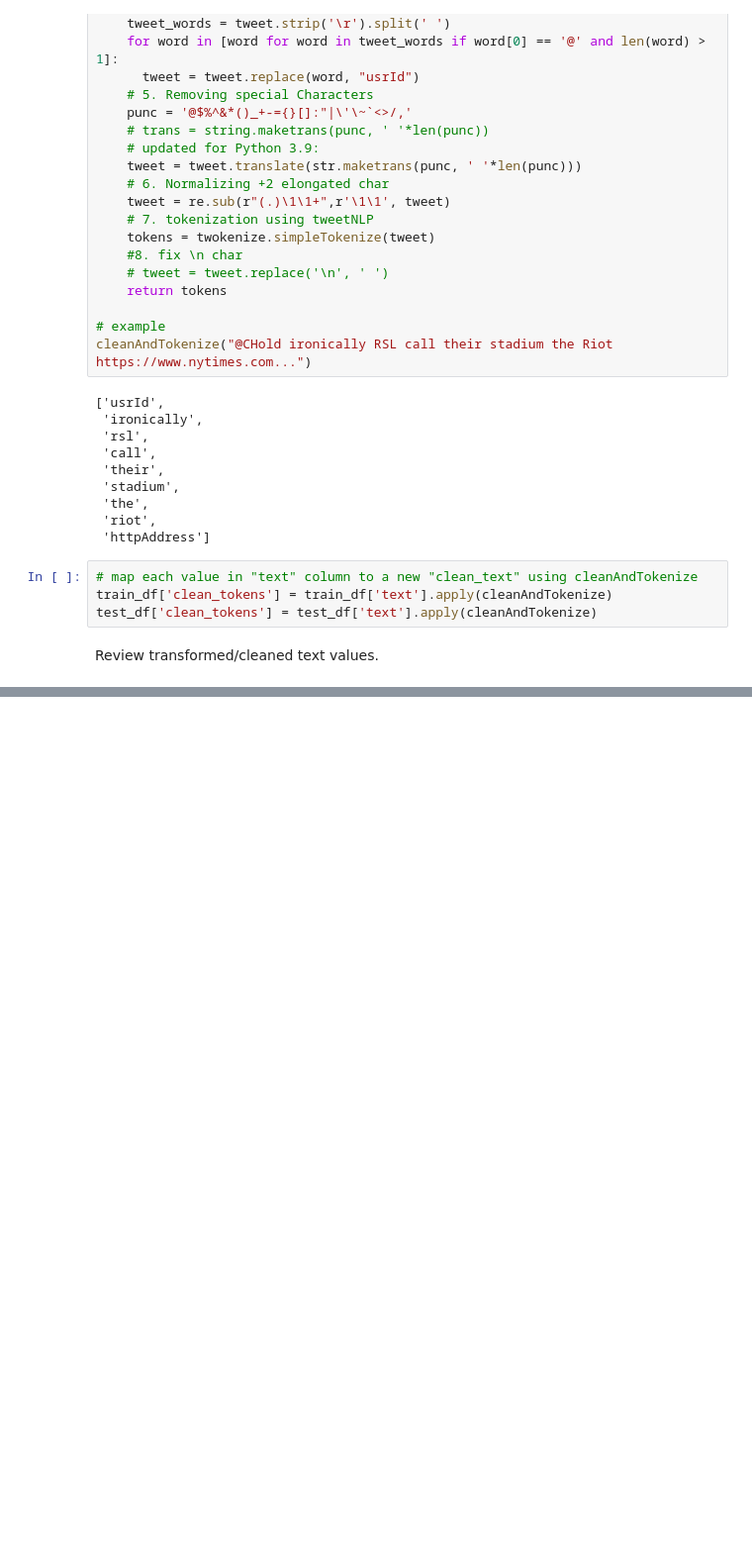
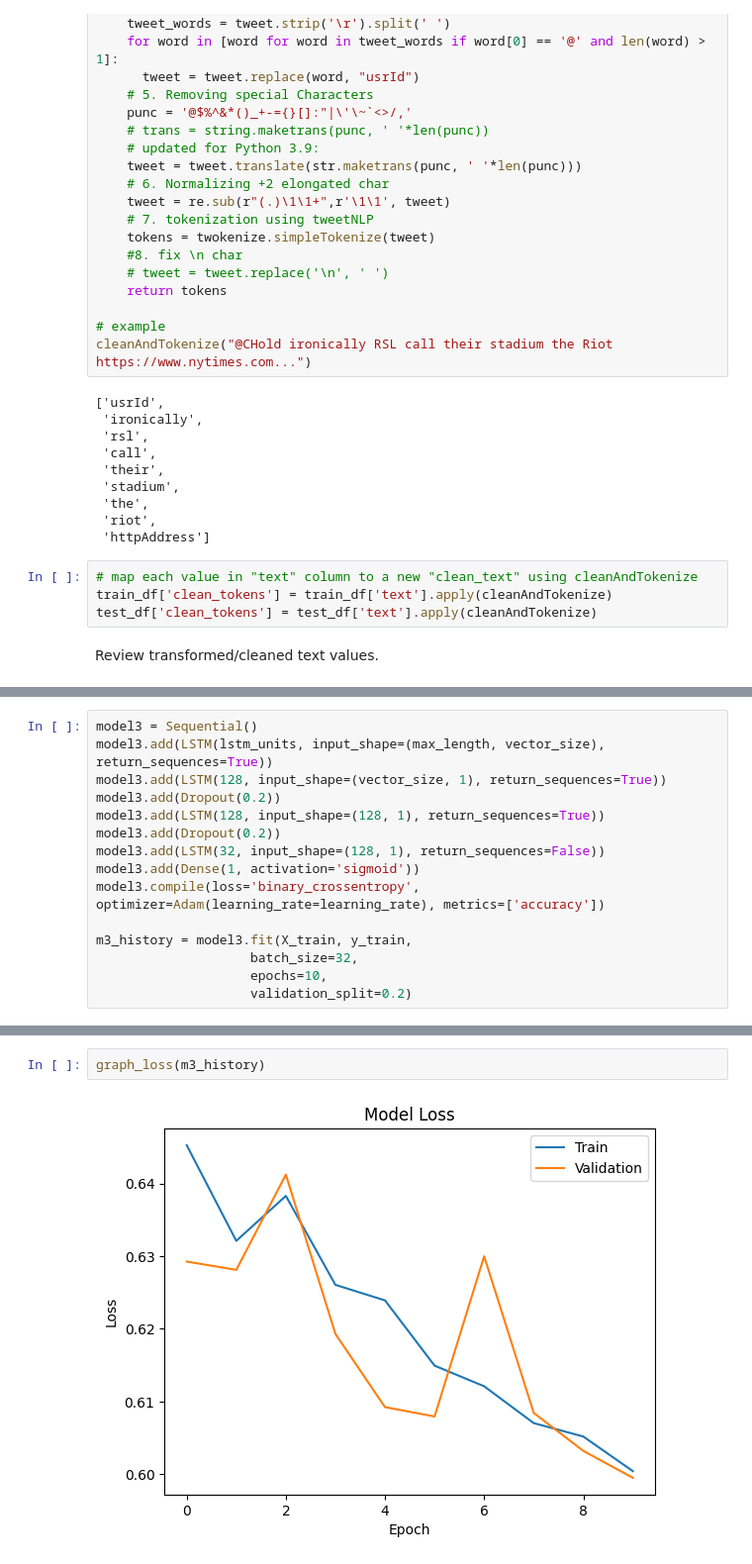
Before and after one commit to codiak/DTSA-5511, a Jupyter notebook: DTSA_5511_Kaggle_Disaster_Tweets.ipynb, the cells around one changed output, grey strips where cells are left out. Shown: that part at 99% size. Cells and saved outputs as stored; diff of their text form; blank space fills up the shorter version.

```diff
--- a/DTSA_5511_Kaggle_Disaster_Tweets.ipynb
+++ b/DTSA_5511_Kaggle_Disaster_Tweets.ipynb
@@ -279,0 +408,15 @@ AssertionError: Shape of new values must be compatible with manager shape
+# %%
+model3 = Sequential()
+model3.add(LSTM(lstm_units, input_shape=(max_length, vector_size), return_sequences=True))
+model3.add(LSTM(128, input_shape=(vector_size, 1), return_sequences=True))
+model3.add(Dropout(0.2))
+model3.add(LSTM(128, input_shape=(128, 1), return_sequences=True))
+model3.add(Dropout(0.2))
+model3.add(LSTM(32, input_shape=(128, 1), return_sequences=False))
+model3.add(Dense(1, activation='sigmoid'))
+model3.compile(loss='binary_crossentropy', optimizer=Adam(learning_rate=learning_rate), metrics=['accuracy'])
+
+m3_history = model3.fit(X_train, y_train,
+                    batch_size=32,
+                    epochs=10,
+                    validation_split=0.2)
@@ -279,0 +444,4 @@ AssertionError: Shape of new values must be compatible with manager shape
+# %%
+graph_loss(m3_history)
+# %% [output]
+[figure, added]
```
Also changed, not shown: parts of 36 cells of this notebook.
